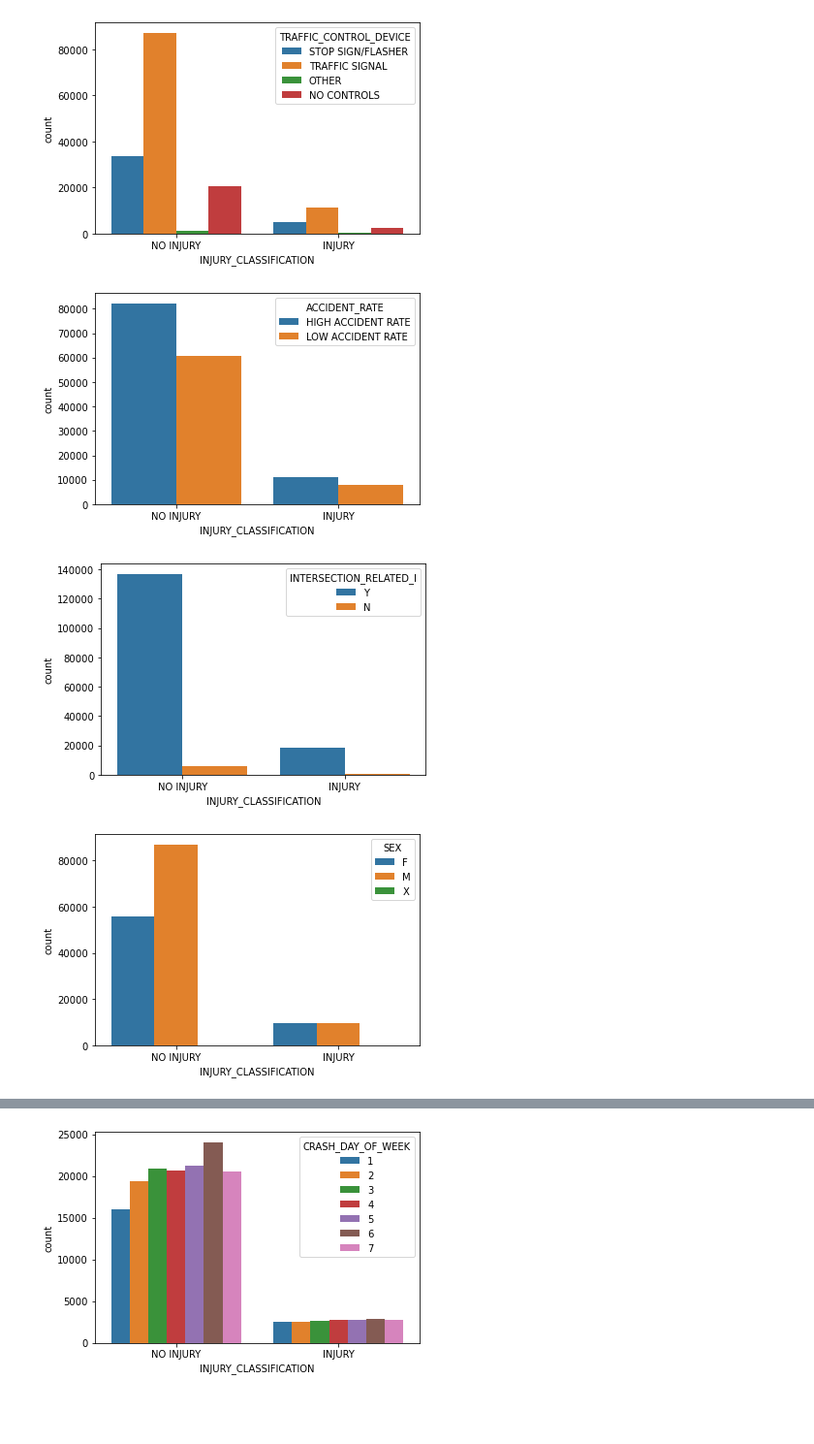
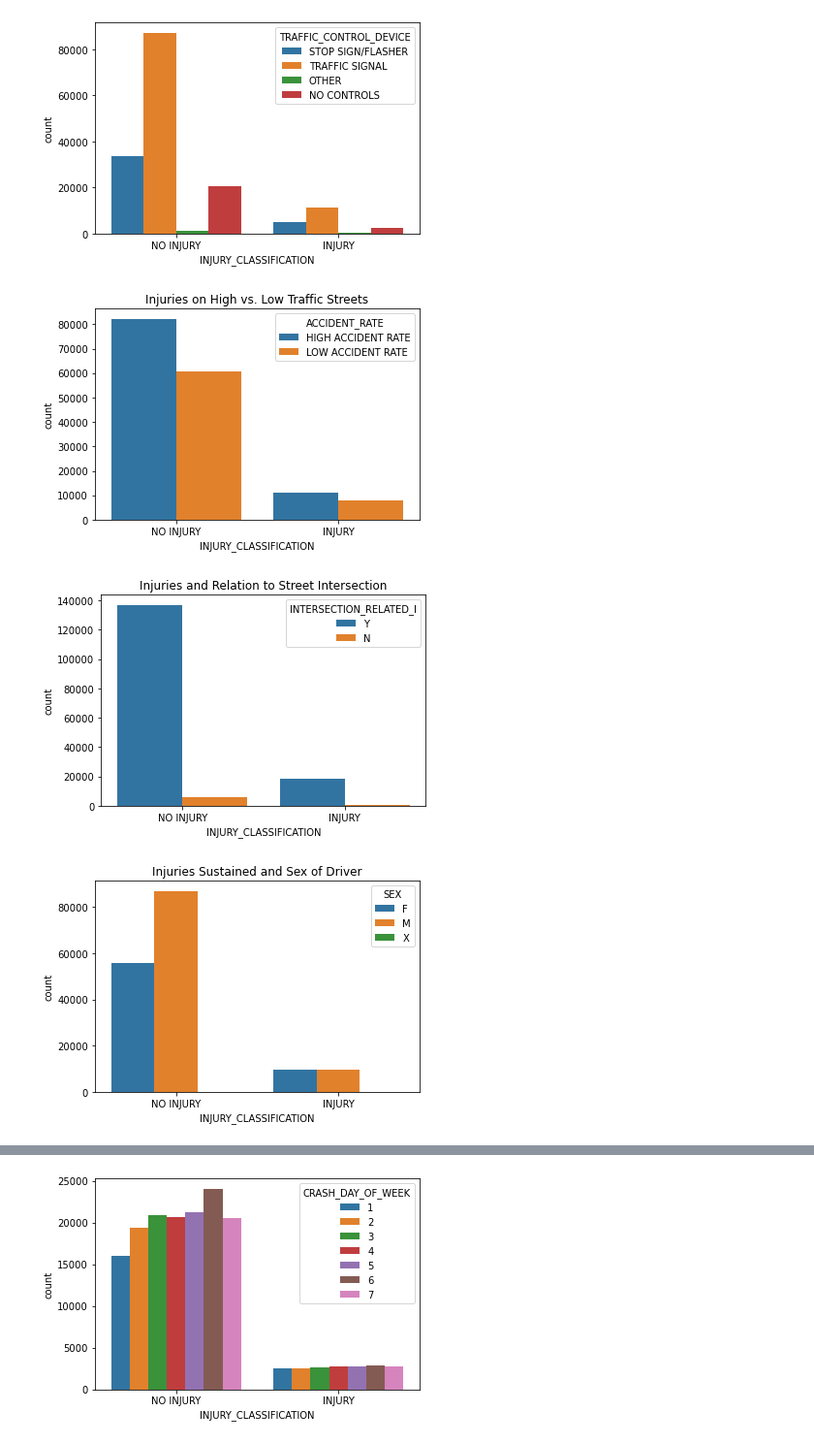
Before and after one commit to jojodeleon/Chicago_car_crashes, a Jupyter notebook: EDAVisuals.ipynb, the cells around one changed output, grey strips where cells are left out. Shown: that part at 97% size. Saved outputs shown, nothing was run; the diff lists cells and outputs as text; code cells hidden in the pictures; blank space fills up the shorter version.

```diff
--- a/EDAVisuals.ipynb
+++ b/EDAVisuals.ipynb
@@ -290,15 +320,15 @@ sns.countplot(x='INJURY_CLASSIFICATION', hue='TRAFFIC_CONTROL_DEVICE', data=all_
 # %% [output]
 [figure]
 # %%
-sns.countplot(x='INJURY_CLASSIFICATION', hue='ACCIDENT_RATE', data=all_df);
+sns.countplot(x='INJURY_CLASSIFICATION', hue='ACCIDENT_RATE', data=all_df).set(title='Injuries on High vs. Low Traffic Streets');
 # %% [output]
-[figure, old version]
+[figure, new version]
 # %%
-sns.countplot(x='INJURY_CLASSIFICATION', hue='INTERSECTION_RELATED_I', data=all_df);
+sns.countplot(x='INJURY_CLASSIFICATION', hue='INTERSECTION_RELATED_I', data=all_df).set(title='Injuries and Relation to Street Intersection');
 # %% [output]
-[figure, old version]
+[figure, new version]
 # %%
-sns.countplot(x='INJURY_CLASSIFICATION', hue='SEX', data=all_df);
+sns.countplot(x='INJURY_CLASSIFICATION', hue='SEX', data=all_df).set(title='Injuries Sustained and Sex of Driver');
 # %% [output]
-[figure, old version]
+[figure, new version]
 # %%
```
Also changed, not shown: parts of 7 cells of this notebook, 3 other files.
